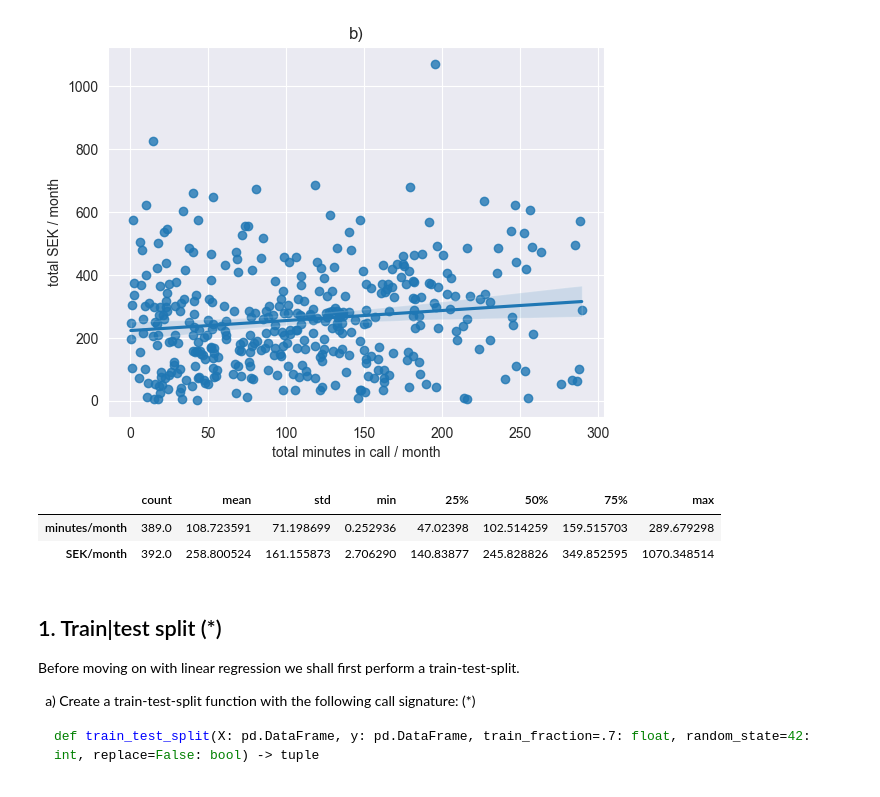
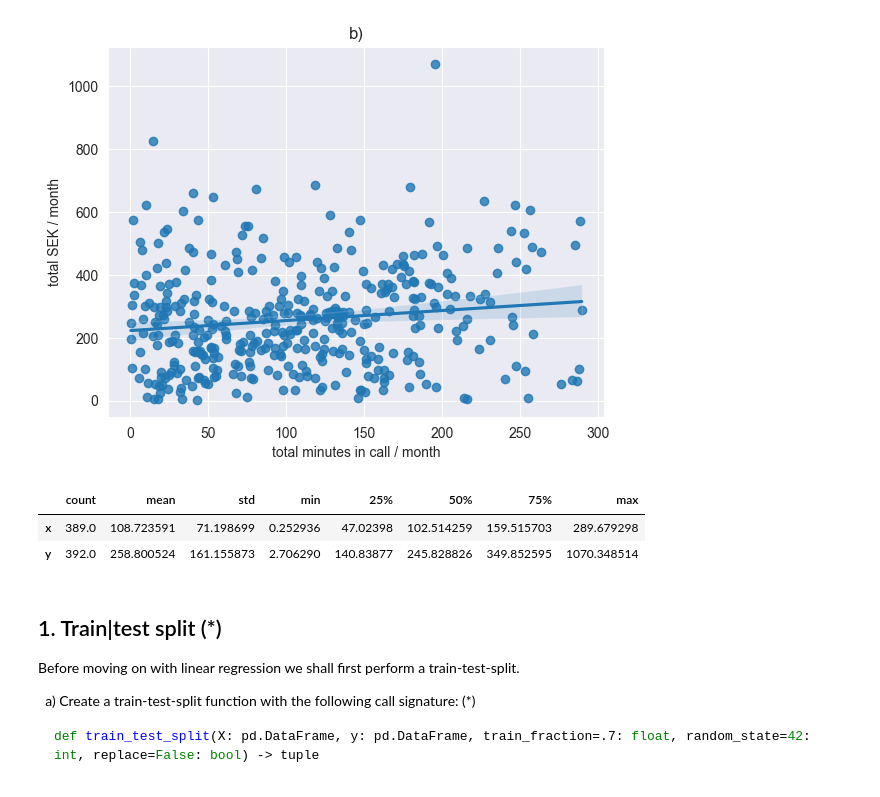
Before and after one commit to wlinds/ITHS-AI22-ML, a Jupyter notebook: Exercises/E00_linear_regression.ipynb, the cells around one changed output. Saved outputs shown, nothing was run; the diff lists cells and outputs as text; code cells hidden in the pictures.

```diff
--- a/Exercises/E00_linear_regression.ipynb
+++ b/Exercises/E00_linear_regression.ipynb
@@ -147,15 +148,15 @@ b.set(ylabel="total SEK / month")
 # %%
 # c) add vals to df
 import pandas as pd
 
-df = pd.DataFrame({'minutes/month': x2, 'SEK/month': y2})
+df = pd.DataFrame({'x': x2, 'y': y2})
 
 # not sure if the fill np.nan degraded the stats, need to check that up
 df.describe().T
 # %% [output]
 |  | count | mean | std | min | 25% | 50% | 75% | max |
-| minutes/month | 389.0 | 108.723591 | 71.198699 | 0.252936 | 47.02398 | 102.514259 | 159.515703 | 289.679298 |
-| SEK/month | 392.0 | 258.800524 | 161.155873 | 2.706290 | 140.83877 | 245.828826 | 349.852595 | 1070.348514 |
+| x | 389.0 | 108.723591 | 71.198699 | 0.252936 | 47.02398 | 102.514259 | 159.515703 | 289.679298 |
+| y | 392.0 | 258.800524 | 161.155873 | 2.706290 | 140.83877 | 245.828826 | 349.852595 | 1070.348514 |
 # %% [markdown]
 ## 1. Train|test split (*)
 
```
Also changed, not shown: parts of 5 cells of this notebook.
